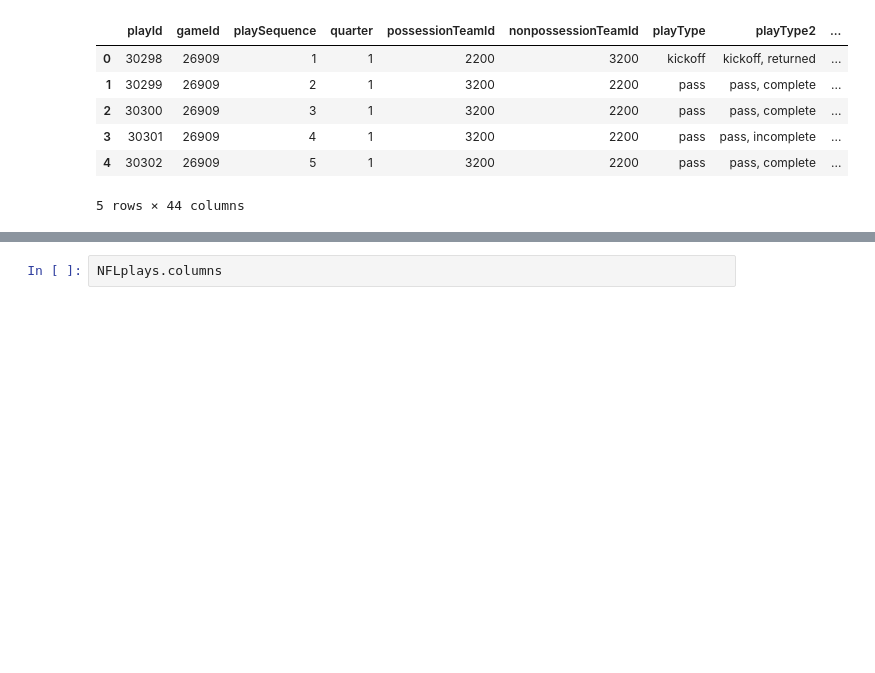
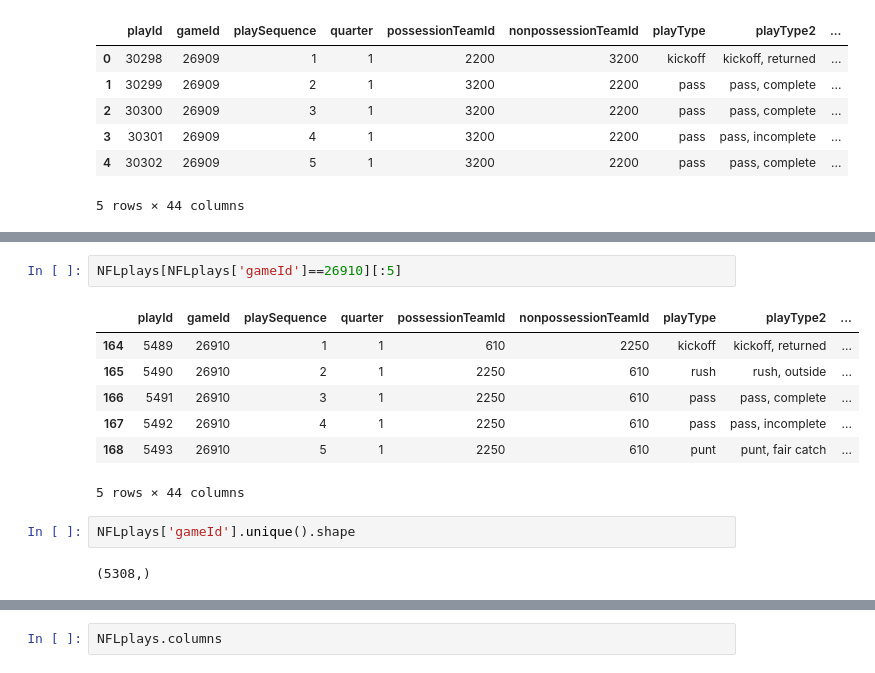
Before and after one commit to KUcyans/AppML_Final, a Jupyter notebook: Workspace/Analysis.ipynb, the cells around one changed output, grey strips where cells are left out. Drawn from its saved outputs; the diff is of its cells as text; blank space fills up the shorter version.

```diff
--- a/Workspace/Analysis.ipynb
+++ b/Workspace/Analysis.ipynb
@@ -123,0 +134,14 @@ NFLplays.head()
+# %%
+NFLplays[NFLplays['gameId']==26910][:5]
+# %% [output]
+|  | playId | gameId | playSequence | quarter | possessionTeamId | nonpossessionTeamId | playType | playType2 | ... |
+| 164 | 5489 | 26910 | 1 | 1 | 610 | 2250 | kickoff | kickoff, returned | ... |
+| 165 | 5490 | 26910 | 2 | 1 | 2250 | 610 | rush | rush, outside | ... |
+| 166 | 5491 | 26910 | 3 | 1 | 2250 | 610 | pass | pass, complete | ... |
+| 167 | 5492 | 26910 | 4 | 1 | 2250 | 610 | pass | pass, incomplete | ... |
+| 168 | 5493 | 26910 | 5 | 1 | 2250 | 610 | punt | punt, fair catch | ... |
+5 rows × 44 columns
+# %%
+NFLplays['gameId'].unique().shape
+# %% [output]
+(5308,)
```
Also changed, not shown: parts of 3 cells of this notebook, 3 other files.
